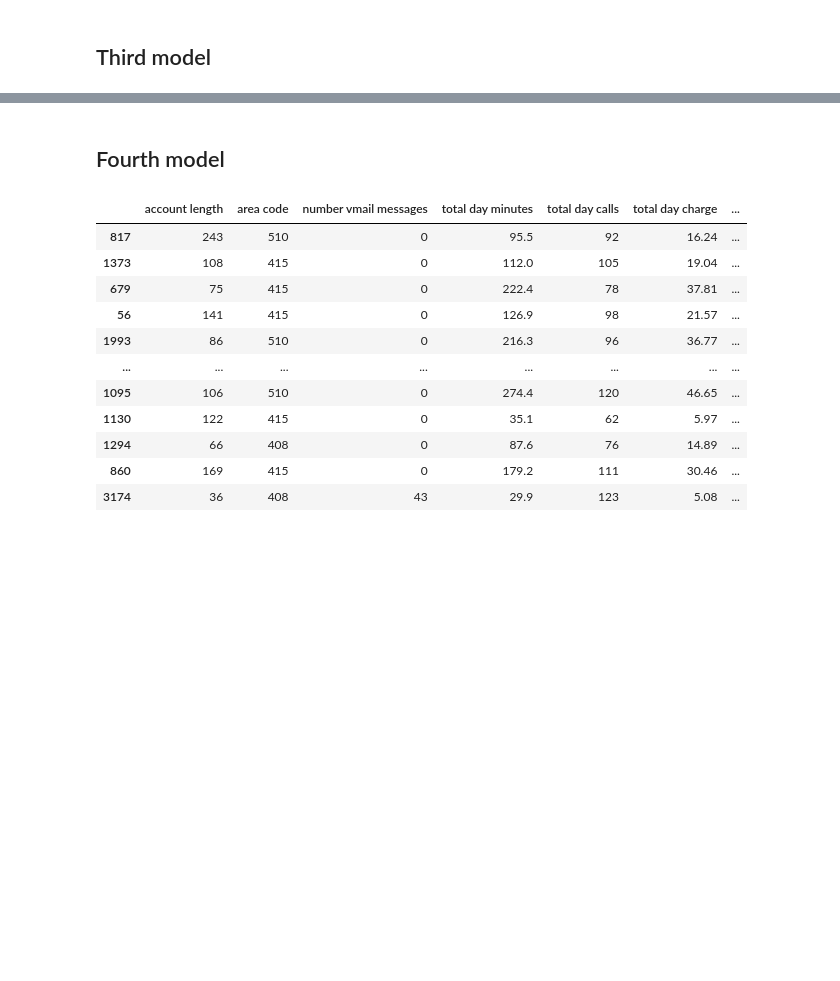
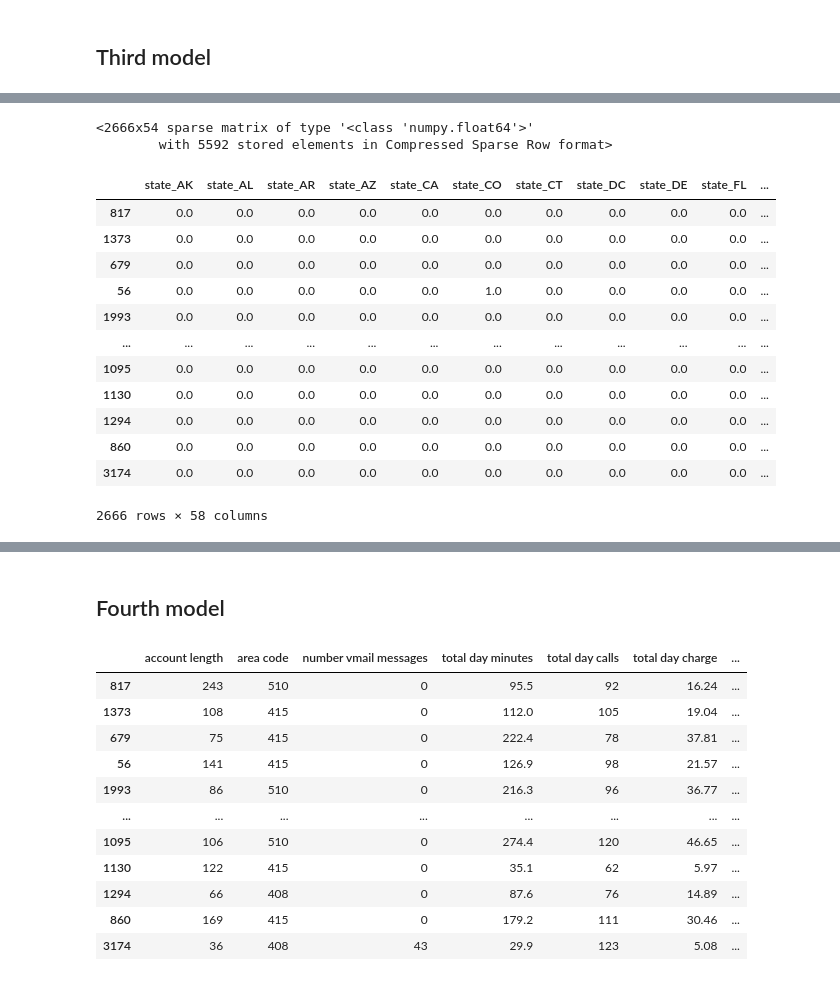
Before and after one commit to oklena/SyriaTel_Customer_Churn, a Jupyter notebook: notebooks/eda/Reuben_EDA.ipynb, the cells around one changed output, grey strips where cells are left out. Cells and saved outputs as stored; diff of their text form; code cells hidden in the pictures; blank space fills up the shorter version.

```diff
--- a/notebooks/eda/Reuben_EDA.ipynb
+++ b/notebooks/eda/Reuben_EDA.ipynb
@@ -208,5 +212,26 @@ memory usage: 104.1+ KB
+# %%
+ohe.fit_transform(oh_features)
+# %% [output]
+<2666x54 sparse matrix of type '<class 'numpy.float64'>'
+        with 5592 stored elements in Compressed Sparse Row format>
 # %%
-ohe = OneHotEncoder(drop='first')
-oh_features_df = pd.DataFrame(ohe.fit_transform(X_tr_cat),
-                       columns=ohe.get_feature_names(X_tr_cat.columns),
-                       index=X_tr_cat.index)
+ohe = OneHotEncoder(sparse=False)
+oh_features_df = pd.DataFrame(ohe.fit_transform(oh_features),
+                       columns=ohe.get_feature_names(oh_features.columns),
+                       index=oh_features.index)
+# %%
+oh_features_df
+# %% [output]
+|  | state_AK | state_AL | state_AR | state_AZ | state_CA | state_CO | state_CT | state_DC | state_DE | state_FL | ... |
+| 817 | 0.0 | 0.0 | 0.0 | 0.0 | 0.0 | 0.0 | 0.0 | 0.0 | 0.0 | 0.0 | ... |
+| 1373 | 0.0 | 0.0 | 0.0 | 0.0 | 0.0 | 0.0 | 0.0 | 0.0 | 0.0 | 0.0 | ... |
+| 679 | 0.0 | 0.0 | 0.0 | 0.0 | 0.0 | 0.0 | 0.0 | 0.0 | 0.0 | 0.0 | ... |
+| 56 | 0.0 | 0.0 | 0.0 | 0.0 | 0.0 | 1.0 | 0.0 | 0.0 | 0.0 | 0.0 | ... |
+| 1993 | 0.0 | 0.0 | 0.0 | 0.0 | 0.0 | 0.0 | 0.0 | 0.0 | 0.0 | 0.0 | ... |
+| ... | ... | ... | ... | ... | ... | ... | ... | ... | ... | ... | ... |
+| 1095 | 0.0 | 0.0 | 0.0 | 0.0 | 0.0 | 0.0 | 0.0 | 0.0 | 0.0 | 0.0 | ... |
+| 1130 | 0.0 | 0.0 | 0.0 | 0.0 | 0.0 | 0.0 | 0.0 | 0.0 | 0.0 | 0.0 | ... |
+| 1294 | 0.0 | 0.0 | 0.0 | 0.0 | 0.0 | 0.0 | 0.0 | 0.0 | 0.0 | 0.0 | ... |
+| 860 | 0.0 | 0.0 | 0.0 | 0.0 | 0.0 | 0.0 | 0.0 | 0.0 | 0.0 | 0.0 | ... |
+| 3174 | 0.0 | 0.0 | 0.0 | 0.0 | 0.0 | 0.0 | 0.0 | 0.0 | 0.0 | 0.0 | ... |
+2666 rows × 58 columns
```
Also changed, not shown: parts of 37 cells of this notebook.
